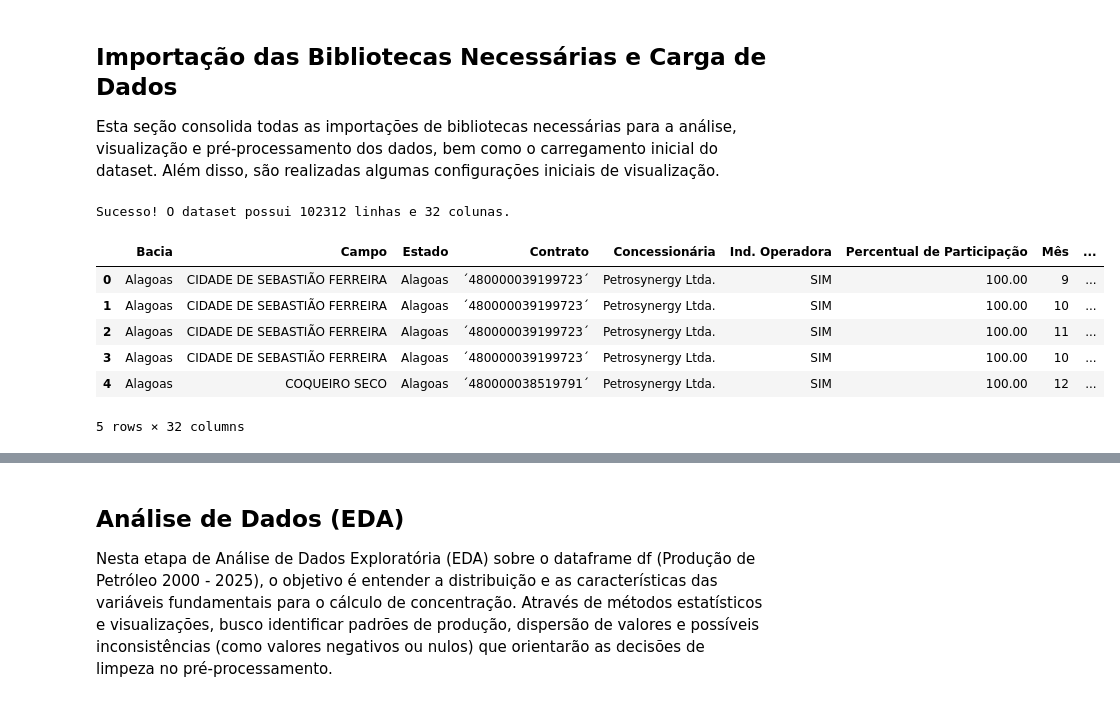
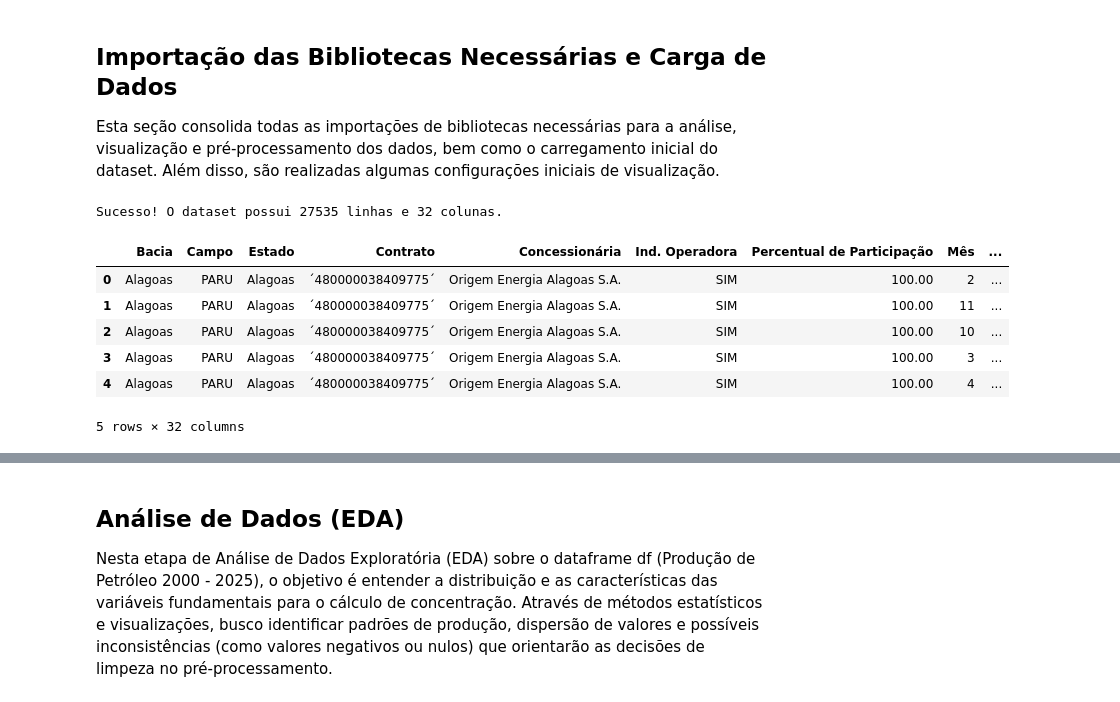
Before and after one commit to Diogo-Pinto/br-og-prd-concentration, a Jupyter notebook: notebooks/concentration-analysis.ipynb, the cells around one changed output, grey strips where cells are left out. Drawn from its saved outputs; the diff is of its cells as text; code cells hidden in the pictures.

```diff
--- a/notebooks/concentration-analysis.ipynb
+++ b/notebooks/concentration-analysis.ipynb
@@ -111,26 +112,29 @@ plt.rcParams['figure.figsize'] = [12, 6] # Define um tamanho padrão melhor para
 
 # Configura o pandas para mostrar números flutuantes com 2 casas decimais e separador de milhar
 pd.options.display.float_format = '{:,.2f}'.format
+
+pd.set_option('display.max_columns', None)
+pd.set_option('display.max_rows', None)
 # %%
 # Caminho dos dados no GitHub (Versão Raw)
 DATA_URL = "https://raw.githubusercontent.com/Diogo-Pinto/br-og-prd-concentration/main/data/raw/prod_2000_2025.csv"
 # %%
 # Carregamento do DataFrame com tratamento de erro
 try:
-    df = pd.read_csv(DATA_URL, sep=',', encoding='utf-8-sig')
-    print(f"Sucesso! O dataset possui {df.shape[0]} linhas e {df.shape[1]} colunas.")
+    df_oil_prod = pd.read_csv(DATA_URL, sep=',', encoding='ISO-8859-1')
+    print(f"Sucesso! O dataset possui {df_oil_prod.shape[0]} linhas e {df_oil_prod.shape[1]} colunas.")
 except Exception as e:
     print(f"Erro ao carregar os dados: {e}")
 # %% [output]
-Sucesso! O dataset possui 102312 linhas e 32 colunas.
+Sucesso! O dataset possui 27535 linhas e 32 colunas.
 # %%
 # Visualização das primeiras instâncias
-df.head()
+df_oil_prod.head()
 # %% [output]
 |  | Bacia | Campo | Estado | Contrato | Concessionária | Ind. Operadora | Percentual de Participação | Mês | ... |
-| 0 | Alagoas | CIDADE DE SEBASTIÃO FERREIRA | Alagoas | ´480000039199723´ | Petrosynergy Ltda. | SIM | 100.00 | 9 | ... |
-| 1 | Alagoas | CIDADE DE SEBASTIÃO FERREIRA | Alagoas | ´480000039199723´ | Petrosynergy Ltda. | SIM | 100.00 | 10 | ... |
-| 2 | Alagoas | CIDADE DE SEBASTIÃO FERREIRA | Alagoas | ´480000039199723´ | Petrosynergy Ltda. | SIM | 100.00 | 11 | ... |
-| 3 | Alagoas | CIDADE DE SEBASTIÃO FERREIRA | Alagoas | ´480000039199723´ | Petrosynergy Ltda. | SIM | 100.00 | 10 | ... |
-| 4 | Alagoas | COQUEIRO SECO | Alagoas | ´480000038519791´ | Petrosynergy Ltda. | SIM | 100.00 | 12 | ... |
+| 0 | Alagoas | PARU | Alagoas | ´480000038409775´ | Origem Energia Alagoas S.A. | SIM | 100.00 | 2 | ... |
+| 1 | Alagoas | PARU | Alagoas | ´480000038409775´ | Origem Energia Alagoas S.A. | SIM | 100.00 | 11 | ... |
+| 2 | Alagoas | PARU | Alagoas | ´480000038409775´ | Origem Energia Alagoas S.A. | SIM | 100.00 | 10 | ... |
+| 3 | Alagoas | PARU | Alagoas | ´480000038409775´ | Origem Energia Alagoas S.A. | SIM | 100.00 | 3 | ... |
+| 4 | Alagoas | PARU | Alagoas | ´480000038409775´ | Origem Energia Alagoas S.A. | SIM | 100.00 | 4 | ... |
 5 rows × 32 columns
```
Also changed, not shown: parts of 21 cells of this notebook.
